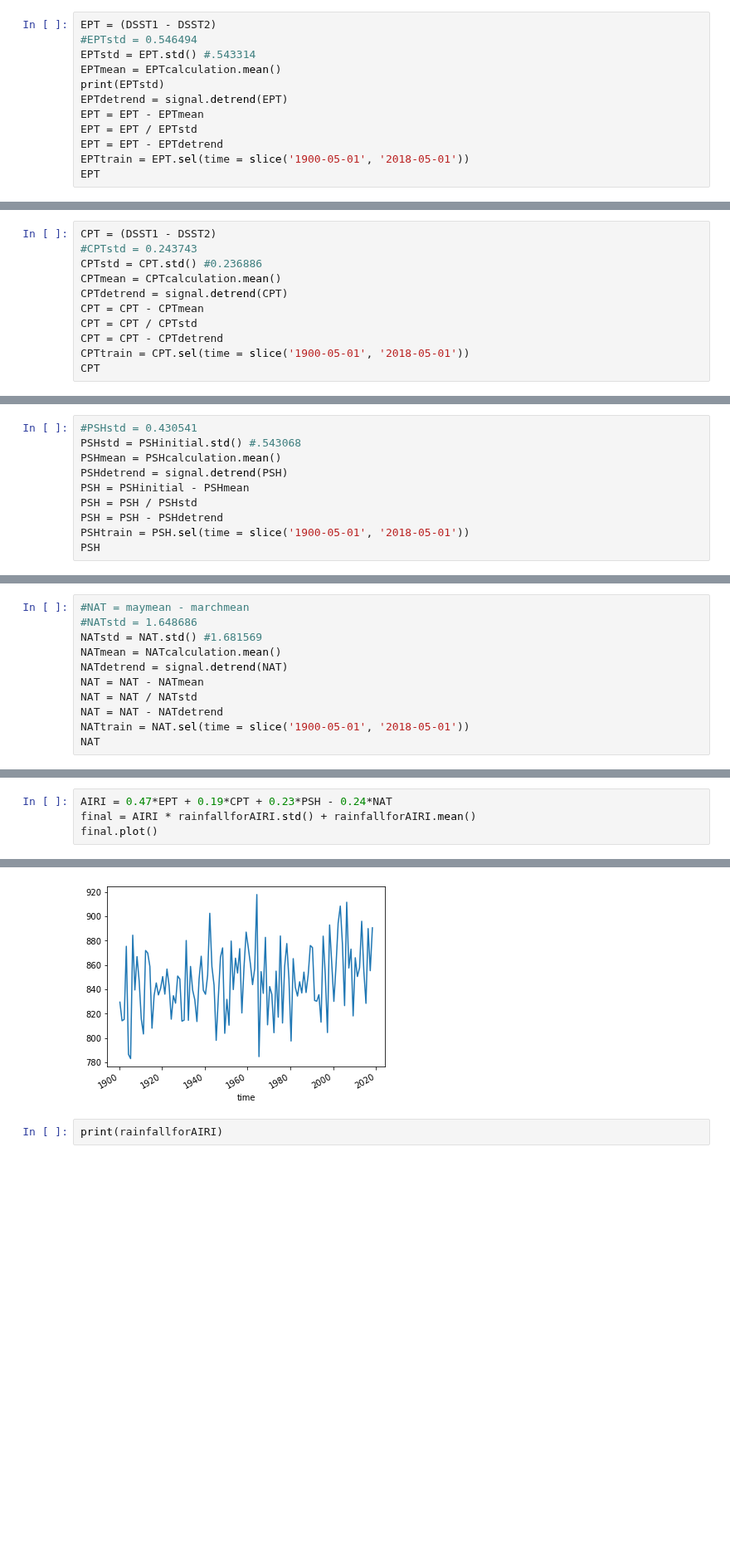
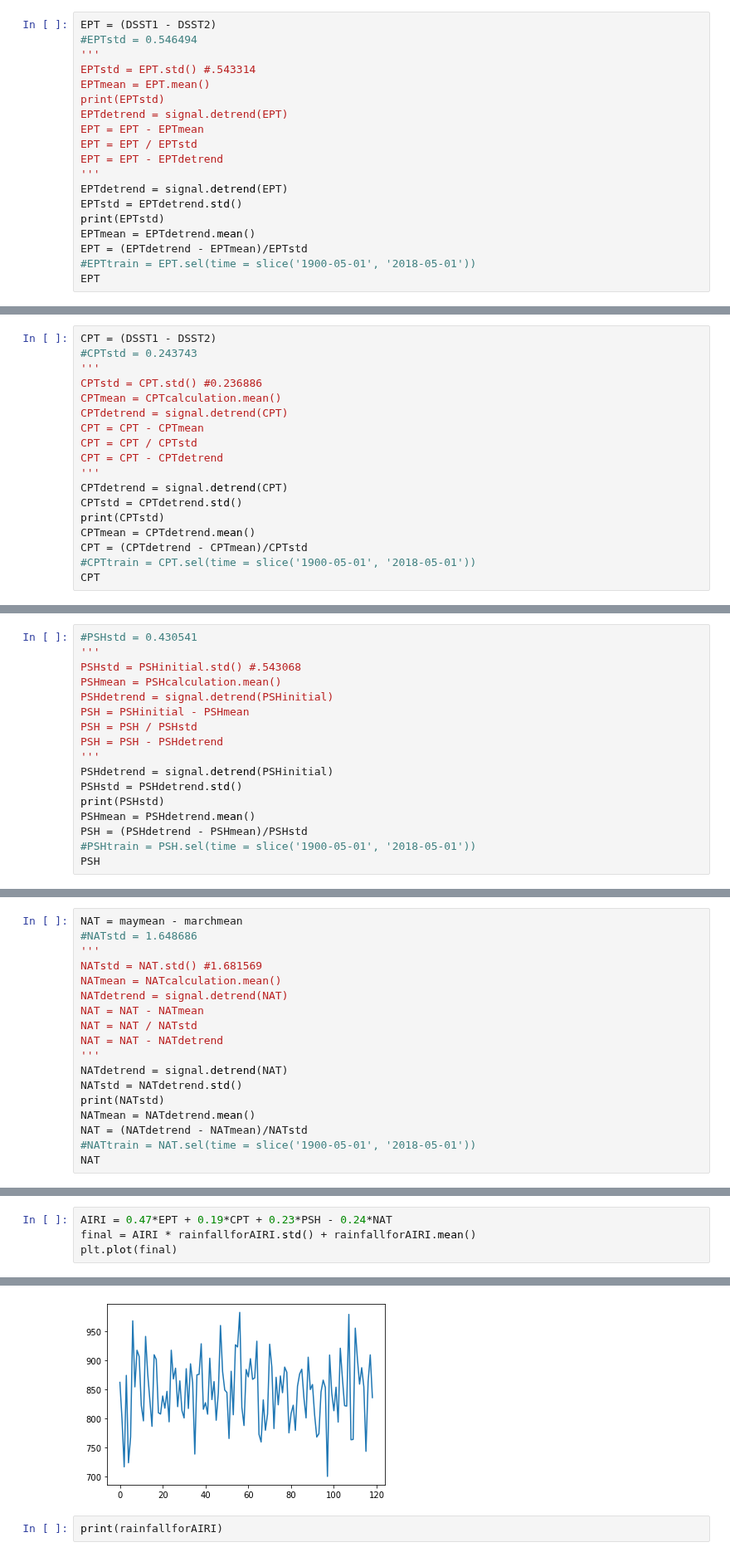
Before and after one commit to medhap02/AllIndiaRainfall, a Jupyter notebook: ISM_Model1-to2018_crossvalidation.ipynb, the cells around one changed output, grey strips where cells are left out. Shown at 83% size. Cells and saved outputs as stored; diff of their text form; blank space fills up the shorter version.

Commit message:
detrending first before normalizing

```diff
--- a/ISM_Model1-to2018_crossvalidation.ipynb
+++ b/ISM_Model1-to2018_crossvalidation.ipynb
@@ -230,13 +230,20 @@ Coordinates:
 # %%
 EPT = (DSST1 - DSST2)
 #EPTstd = 0.546494
+'''
 EPTstd = EPT.std() #.543314
-EPTmean = EPTcalculation.mean()
+EPTmean = EPT.mean()
 print(EPTstd)
 EPTdetrend = signal.detrend(EPT)
 EPT = EPT - EPTmean
 EPT = EPT / EPTstd
 EPT = EPT - EPTdetrend
-EPTtrain = EPT.sel(time = slice('1900-05-01', '2018-05-01'))
+'''
+EPTdetrend = signal.detrend(EPT)
+EPTstd = EPTdetrend.std()
+print(EPTstd)
+EPTmean = EPTdetrend.mean()
+EPT = (EPTdetrend - EPTmean)/EPTstd
+#EPTtrain = EPT.sel(time = slice('1900-05-01', '2018-05-01'))
 EPT
 # %% [output]
@@ -346,12 +352,19 @@ array(-1.077146)
 # %%
 CPT = (DSST1 - DSST2)
 #CPTstd = 0.243743
+'''
 CPTstd = CPT.std() #0.236886
 CPTmean = CPTcalculation.mean()
 CPTdetrend = signal.detrend(CPT)
 CPT = CPT - CPTmean
 CPT = CPT / CPTstd
 CPT = CPT - CPTdetrend
-CPTtrain = CPT.sel(time = slice('1900-05-01', '2018-05-01'))
+'''
+CPTdetrend = signal.detrend(CPT)
+CPTstd = CPTdetrend.std()
+print(CPTstd)
+CPTmean = CPTdetrend.mean()
+CPT = (CPTdetrend - CPTmean)/CPTstd
+#CPTtrain = CPT.sel(time = slice('1900-05-01', '2018-05-01'))
 CPT
 # %% [output]
@@ -459,12 +473,19 @@ Coordinates:
   * time     (time) datetime64[ns] 1900-05-01 1901-05-01 ... 2018-05-01
 # %%
 #PSHstd = 0.430541
+'''
 PSHstd = PSHinitial.std() #.543068
 PSHmean = PSHcalculation.mean()
-PSHdetrend = signal.detrend(PSH)
+PSHdetrend = signal.detrend(PSHinitial)
 PSH = PSHinitial - PSHmean
 PSH = PSH / PSHstd
 PSH = PSH - PSHdetrend
-PSHtrain = PSH.sel(time = slice('1900-05-01', '2018-05-01'))
+'''
+PSHdetrend = signal.detrend(PSHinitial)
+PSHstd = PSHdetrend.std()
+print(PSHstd)
+PSHmean = PSHdetrend.mean()
+PSH = (PSHdetrend - PSHmean)/PSHstd
+#PSHtrain = PSH.sel(time = slice('1900-05-01', '2018-05-01'))
 PSH
 # %% [output]
@@ -532,14 +554,21 @@ array([-14.617737, -11.958374,  -9.988525, -10.136414, -11.504456, -13.619629,
 Coordinates:
   * time     (time) datetime64[ns] 1900-05-01 1901-05-01 ... 2018-05-01
 # %%
-#NAT = maymean - marchmean
+NAT = maymean - marchmean
 #NATstd = 1.648686
+'''
 NATstd = NAT.std() #1.681569
 NATmean = NATcalculation.mean()
 NATdetrend = signal.detrend(NAT)
 NAT = NAT - NATmean
 NAT = NAT / NATstd
 NAT = NAT - NATdetrend
-NATtrain = NAT.sel(time = slice('1900-05-01', '2018-05-01'))
+'''
+NATdetrend = signal.detrend(NAT)
+NATstd = NATdetrend.std()
+print(NATstd)
+NATmean = NATdetrend.mean()
+NAT = (NATdetrend - NATmean)/NATstd
+#NATtrain = NAT.sel(time = slice('1900-05-01', '2018-05-01'))
 NAT
 # %% [output]
@@ -723,10 +753,10 @@ partial
 # %%
 AIRI = 0.47*EPT + 0.19*CPT + 0.23*PSH - 0.24*NAT
 final = AIRI * rainfallforAIRI.std() + rainfallforAIRI.mean()
-final.plot()
+plt.plot(final)
 # %% [output]
 [<matplotlib.lines.Line2D at 0x...>]
-[figure, old version]
+[figure, new version]
 # %%
 print(rainfallforAIRI)
 # %% [output]
```
Also changed, not shown: parts of 12 cells of this notebook.
